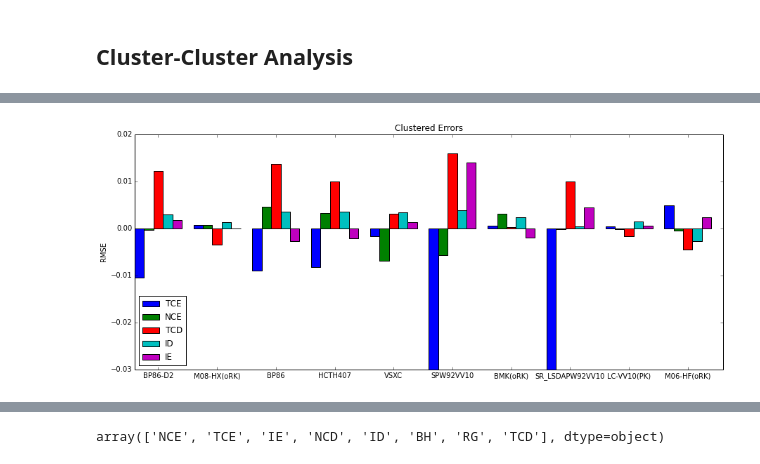
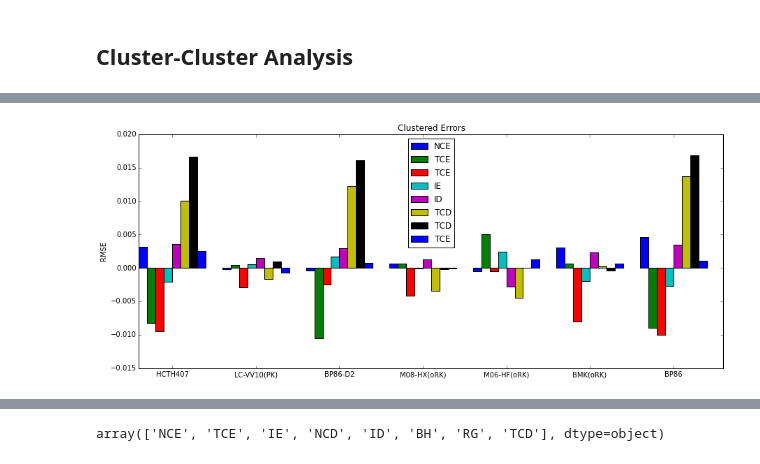
Before and after one commit to dstuck/CompChemClustering, a Jupyter notebook: FullAnalysis.ipynb, the cells around one changed output, grey strips where cells are left out. Drawn from its saved outputs; the diff is of its cells as text; code cells hidden in the pictures.

Commit message:
Plotting subsets

```diff
--- a/FullAnalysis.ipynb
+++ b/FullAnalysis.ipynb
@@ -217,7 +217,7 @@ def averageMembership(clusterList,thresh=0):
     return(tMean/(len(clusterList)))
 # %%
 #Identify clusters by the most central item (using silhouette)
-def bestRep(dat,labels,outName=functionals):
+def bestRep(dat,labels,outName):
     bestExample = []
     silSamp = metrics.silhouette_samples(dat, labels)
     for num in np.unique(labels):
@@ -446,7 +428,8 @@ print metrics.adjusted_mutual_info_score(fLabels, kmeansCluster.labels_) #should
 # %%
+clusterNum = getValByCluster(kmeansCluster.labels_,fLabels)
 clusterFType = getValByCluster(kmeansCluster.labels_,fNames[fLabels])
 clusterFuncs = getValByCluster(kmeansCluster.labels_,functionals)
-funcReps = bestRep(numDat,kmeansCluster.labels_)
+funcReps = bestRep(numDat,kmeansCluster.labels_,functionals)
 # %%
 printClusterByCount(clusterFType,thresh=0,clusterNames=funcReps)
 # %% [output]
@@ -500,6 +507,3 @@ for i in range(nRxnCluster):
 #scalingErr = StandardScaler(with_mean=False,with_std=True)
 #rmsdByCluster = scalingErr.fit_transform(rmsdByCluster)
 #rmsdByCluster = scaling.fit_transform(rmsdByCluster.T).T
-# %%
-#Cut down on small clusters
-nRxnCluster = 5
@@ -506,24 +525,41 @@ nRxnCluster = 5
+# %%
+#Select clusters to plot
+#plotOrderRxn = np.arange(nRxnCluster)
+plotOrderRxn = np.array([0,2,3,4,5,7,9,11])
+#plotOrderFunc = np.arange(mFuncCluster)
+plotOrderFunc = np.array([0,1,2,4,6,8,9])
+
+plotMaskRxn = np.zeros(nRxnCluster,dtype=bool)
+plotMaskFunc = np.zeros(mFuncCluster,dtype=bool)
+for i in plotOrderRxn: plotMaskRxn[i]=True
+for i in plotOrderFunc: plotMaskFunc[i]=True
+
+nRxnPlot = len(plotOrderRxn)
+mFuncPlot = len(plotOrderFunc)
+
+rmsdByCluster = rmsdByCluster[plotMaskRxn,:][:,plotOrderFunc]
 # %%
 fig, ax = plt.subplots()
 fig.set_figheight(6)
 fig.set_figwidth(15)
-spacing = np.arange(mFuncCluster)
+spacing = np.arange(mFuncPlot)
 colorList = ['b','g','r','c','m','y','k']
-width = 0.8/nRxnCluster
+width = 0.8/nRxnPlot
 rects = []
-for i in range(nRxnCluster):
+for i in range(nRxnPlot):
     rects.append(ax.bar(spacing+i*width,rmsdByCluster[i,:],width,color=colorList[i%len(colorList)]))
-#    rects.append(ax.bar(spacing+i*width,-np.log(rmsdByCluster[:,i].T),width,color=colorList[i%len(colorList)]))
+#    rects.append(ax.bar(spacing+i*width,-np.log(rmsdByPlot[:,i].T),width,color=colorList[i%len(colorList)]))
 
 ax.set_ylabel('RMSE')
 #ax.set_ylim(-.03,.02)
-ax.set_xticks(spacing+width*nRxnCluster/2.0)
-ax.set_xticklabels(funcReps)
-ax.legend([rects[i][0] for i in range(nRxnCluster)], rxnReps.tolist(),loc='best')
+ax.set_xticks(spacing+width*nRxnPlot/2.0)
+ax.set_xticklabels(np.array(funcReps)[plotOrderFunc])
+#ax.legend([rects[i][0] for i in range(nRxnPlot)], (rxnSetReps[plotOrderRxn]).tolist(),loc='best')
+ax.legend([rects[i][0] for i in range(nRxnPlot)], (rxnReps[plotOrderRxn]).tolist(),loc='best')
 ax.set_title('Clustered Errors')
 plt.show()
 # %% [output]
-[figure, old version]
+[figure, new version]
 # %%
 for rep,clust in zip(funcReps,clusterNum): print rep,clust
 # %% [output]
```
Also changed, not shown: parts of 21 cells of this notebook.
